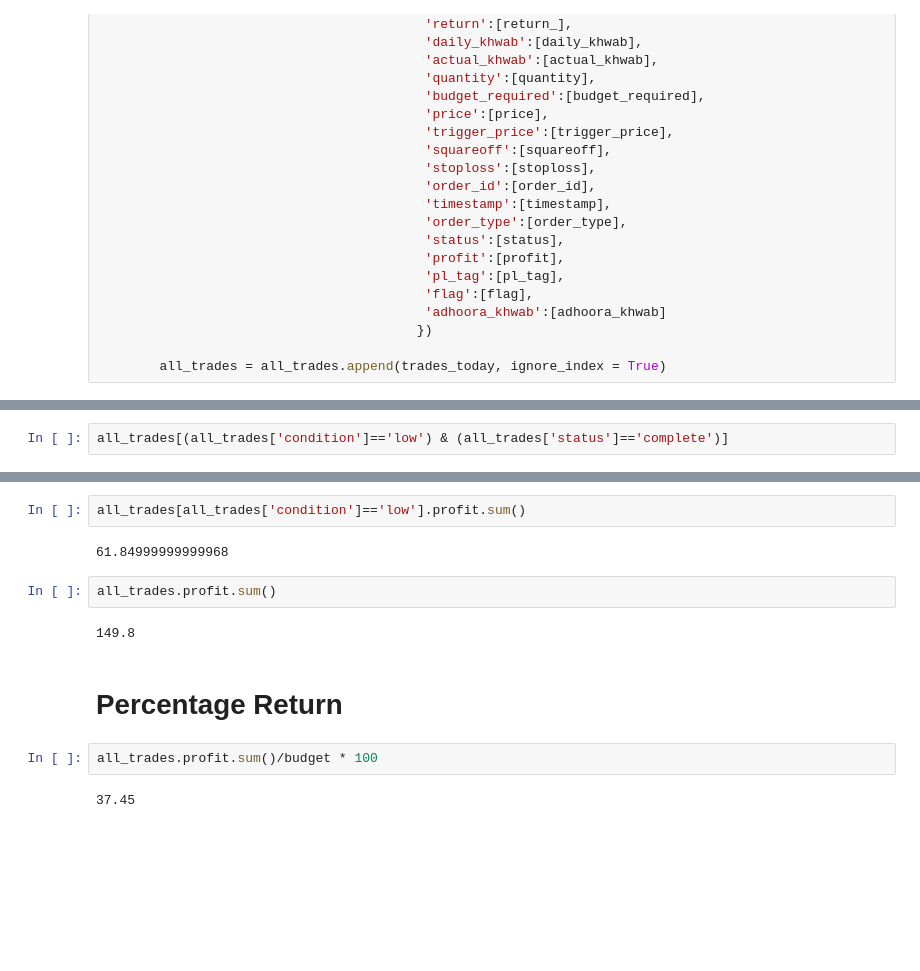
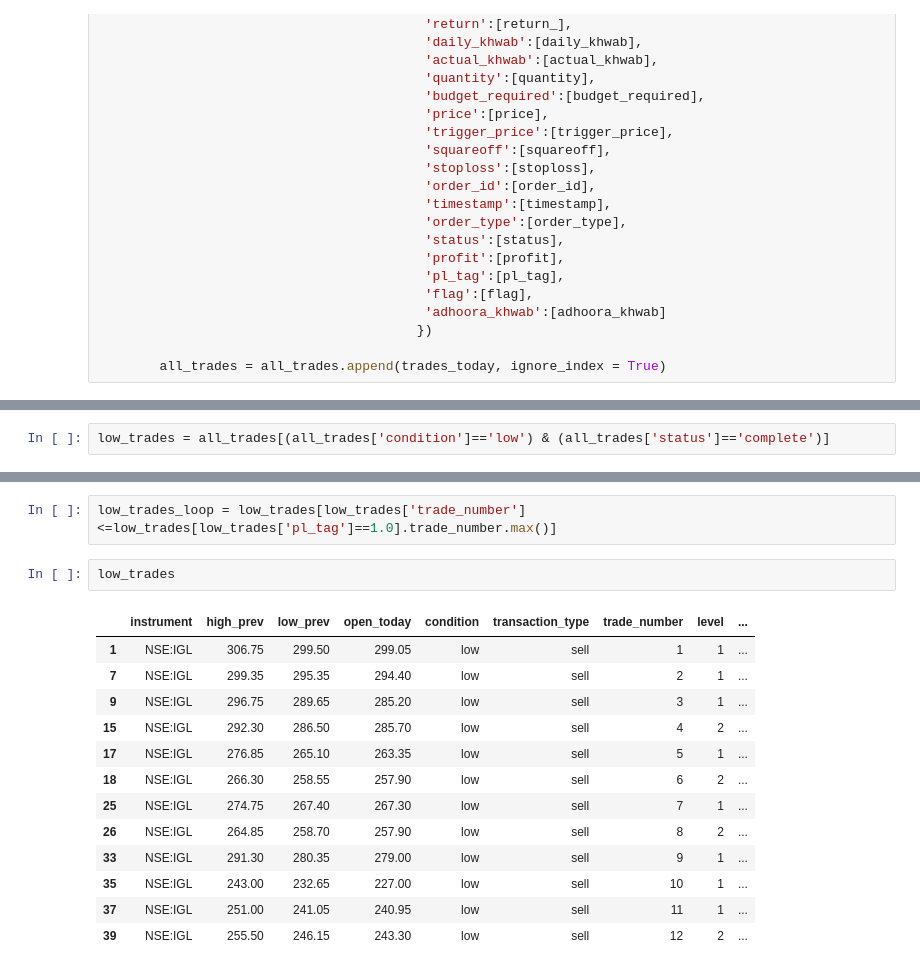
Before and after one commit to shivamdutta/needle, a Jupyter notebook: tester.ipynb, the cells around one changed output, grey strips where cells are left out. Saved outputs shown, nothing was run; the diff lists cells and outputs as text; blank space fills up the shorter version.

```diff
--- a/tester.ipynb
+++ b/tester.ipynb
@@ -305,2 +310,2 @@ all_trades[all_trades['condition']=='high'].profit.sum()
 # %%
-all_trades[(all_trades['condition']=='low') & (all_trades['status']=='complete')]
+low_trades = all_trades[(all_trades['condition']=='low') & (all_trades['status']=='complete')]
@@ -325,14 +312,18 @@ all_trades[(all_trades['condition']=='low') & (all_trades['status']=='complete')
-# %%
-all_trades[all_trades['condition']=='low'].profit.sum()
-# %% [output]
-61.84999999999968
-# %%
-all_trades.profit.sum()
-# %% [output]
-149.8
-# %% [markdown]
-# Percentage Return
-# %%
-all_trades.profit.sum()/budget * 100
-# %% [output]
-37.45
+# %%
+low_trades_loop = low_trades[low_trades['trade_number']<=low_trades[low_trades['pl_tag']==1.0].trade_number.max()]
+# %%
+low_trades
+# %% [output]
+|  | instrument | high_prev | low_prev | open_today | condition | transaction_type | trade_number | level | ... |
+| 1 | NSE:IGL | 306.75 | 299.50 | 299.05 | low | sell | 1 | 1 | ... |
+| 7 | NSE:IGL | 299.35 | 295.35 | 294.40 | low | sell | 2 | 1 | ... |
+| 9 | NSE:IGL | 296.75 | 289.65 | 285.20 | low | sell | 3 | 1 | ... |
+| 15 | NSE:IGL | 292.30 | 286.50 | 285.70 | low | sell | 4 | 2 | ... |
+| 17 | NSE:IGL | 276.85 | 265.10 | 263.35 | low | sell | 5 | 1 | ... |
+| 18 | NSE:IGL | 266.30 | 258.55 | 257.90 | low | sell | 6 | 2 | ... |
+| 25 | NSE:IGL | 274.75 | 267.40 | 267.30 | low | sell | 7 | 1 | ... |
+| 26 | NSE:IGL | 264.85 | 258.70 | 257.90 | low | sell | 8 | 2 | ... |
+| 33 | NSE:IGL | 291.30 | 280.35 | 279.00 | low | sell | 9 | 1 | ... |
+| 35 | NSE:IGL | 243.00 | 232.65 | 227.00 | low | sell | 10 | 1 | ... |
+| 37 | NSE:IGL | 251.00 | 241.05 | 240.95 | low | sell | 11 | 1 | ... |
+| 39 | NSE:IGL | 255.50 | 246.15 | 243.30 | low | sell | 12 | 2 | ... |
```
Also changed, not shown: parts of 13 cells of this notebook, 1 other file.
